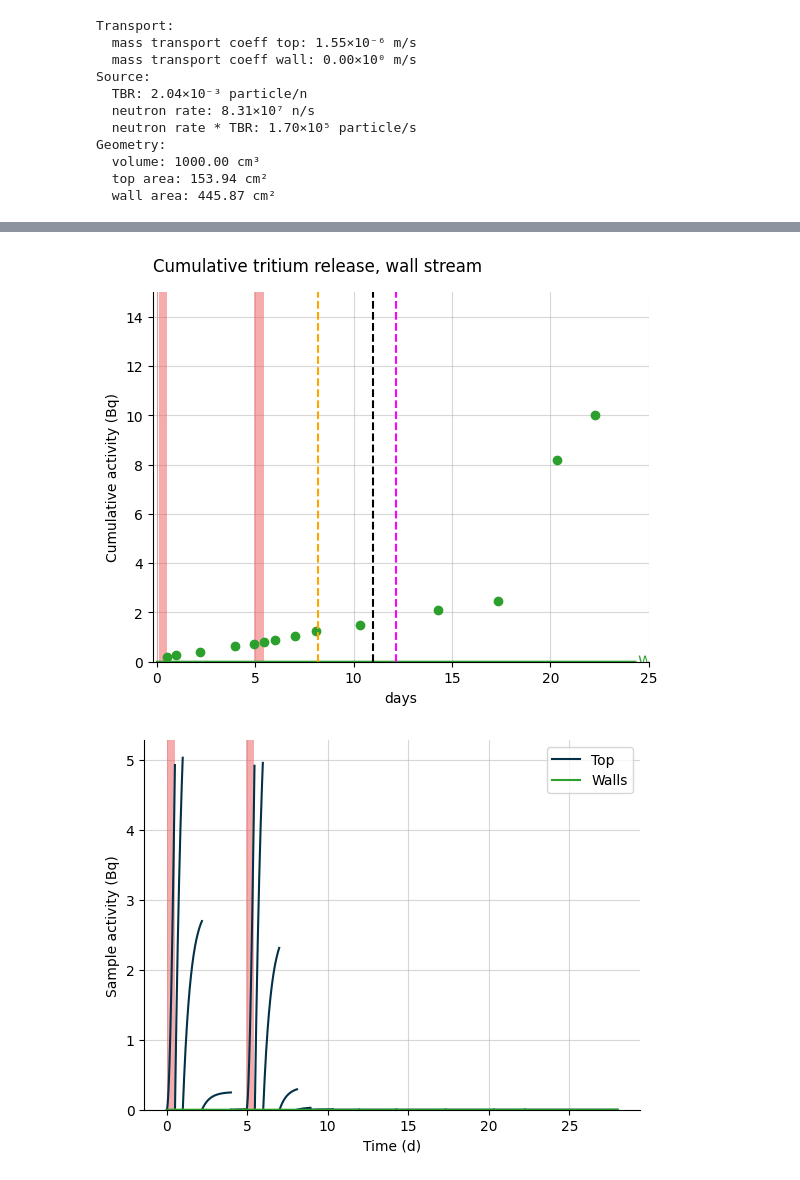
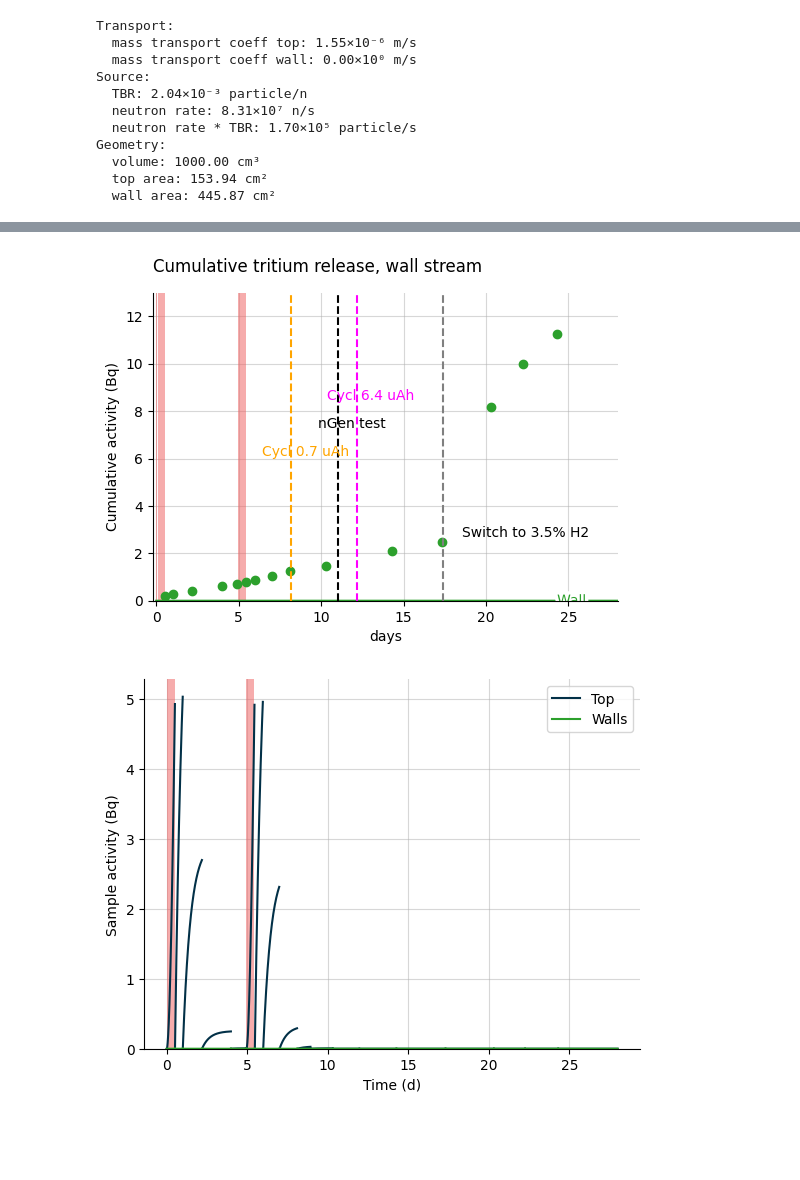
Before and after one commit to veliki-filozof/baby-1L-run-4, a Jupyter notebook: analysis/tritium/tritium_model.ipynb, the cells around one changed output, grey strips where cells are left out. Saved outputs shown, nothing was run; the diff lists cells and outputs as text; code cells hidden in the pictures; blank space fills up the shorter version.

```diff
--- a/analysis/tritium/tritium_model.ipynb
+++ b/analysis/tritium/tritium_model.ipynb
@@ -101,7 +101,7 @@ Geometry:
   top area: 153.94 cm²
   wall area: 445.87 cm²
 # %%
-def plot_extra_irr(y_val=20, x_offset=30):
+def plot_extra_irr(y_val=10, x_offset=-5):
 
     plt.axvline(x=8.2, color="orange", linestyle="--")
     plt.annotate(
@@ -117,7 +117,7 @@ def plot_extra_irr(y_val=20, x_offset=30):
     plt.annotate(
         f"nGen test",
         (11, y_val),
-        xytext=(x_offset, +10),
+        xytext=(x_offset, +20),
         textcoords="offset points",
         ha="center",
         va="bottom",
@@ -127,7 +127,7 @@ def plot_extra_irr(y_val=20, x_offset=30):
     plt.annotate(
         f"Cycl 6.4 uAh",
         (12.15, y_val),
-        xytext=(x_offset, +20),
+        xytext=(x_offset, +40),
         textcoords="offset points",
         ha="center",
         va="bottom",
@@ -222,39 +221,39 @@ plt.savefig("cumulative_release.pdf", bbox_inches="tight")
 # %%
-plt.figure()
+plt.figure(figsize=(6, 4))
 plot_integrated_wall_release(baby_model, color="tab:green", label="Wall")
 plot_irradiation(baby_model, facecolor="#EF5B5B", alpha=0.5)
 plt.grid(alpha=0.5)
 labelLines(plt.gca().get_lines(), zorder=2.5, xvals=[45] * 2)
 plt.ylim(bottom=0 * ureg.Bq)
 
 plt.scatter(
     replacement_times_walls,
     OV_stream.get_cumulative_activity("total"),
     color="tab:green",
 )
-plot_extra_irr()
+plot_extra_irr(y_val=6.0, x_offset=10)
 
-#plt.axvline(x=gas_switch_deltatime, color="grey", linestyle="--")
-#plt.annotate(
-#    f"Switch to H2 in He",
-#    (gas_switch_deltatime, 2.0),
-#    xytext=(-60, 10),
-#    textcoords="offset points",
-#    ha="center",
-#    va="bottom",
-#    color="black",
-#)
+plt.axvline(x=gas_switch_deltatime, color="grey", linestyle="--")
+plt.annotate(
+    f"Switch to 3.5% H2",
+    (gas_switch_deltatime, 2.0),
+    xytext=(+60, 10),
+    textcoords="offset points",
+    ha="center",
+    va="bottom",
+    color="black",
+)
 
 plt.title("Cumulative tritium release, wall stream", loc="left", pad = 15)
-plt.ylim(top=15.0)
-plt.xlim(right = 25)
+plt.ylim(top=13.0)
+plt.xlim(right = 28)
 plt.xlim(left = -0.2)
 plt.xlabel("days")
 plt.ylabel("Cumulative activity (Bq)")
 
 plt.savefig("cumulative_release.pdf", bbox_inches="tight")
 # %% [output]
-[figure, old version]
+[figure, new version]
 # %%
 plot_sample_activity_top(
     baby_model, replacement_times=replacement_times_top, color="#023047", label="Top"
```
Also changed, not shown: parts of 3 cells of this notebook.
